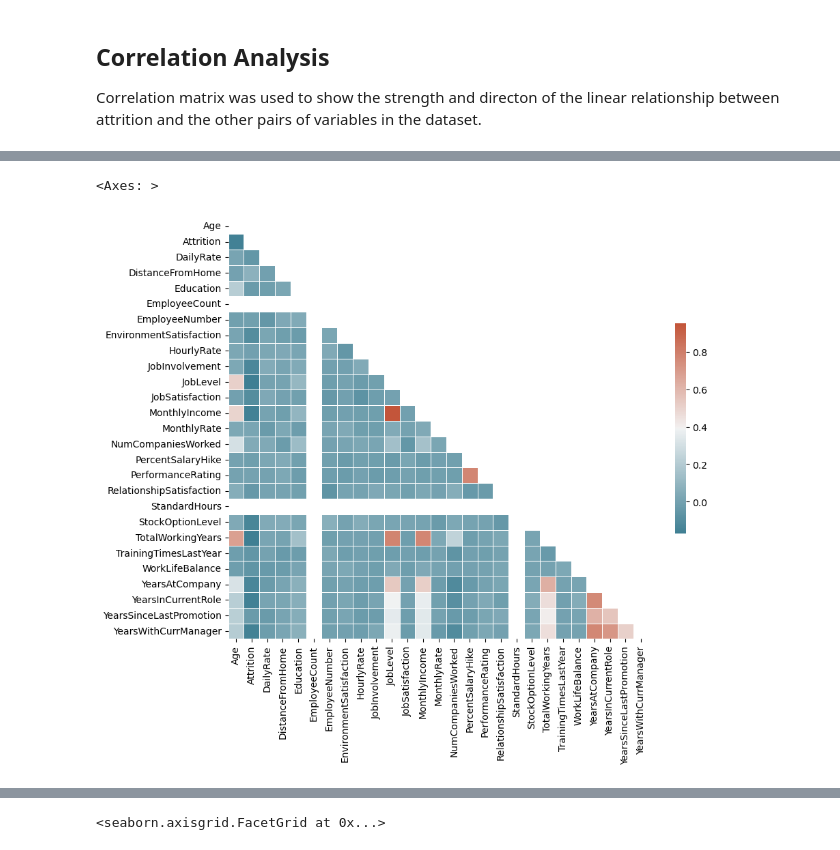
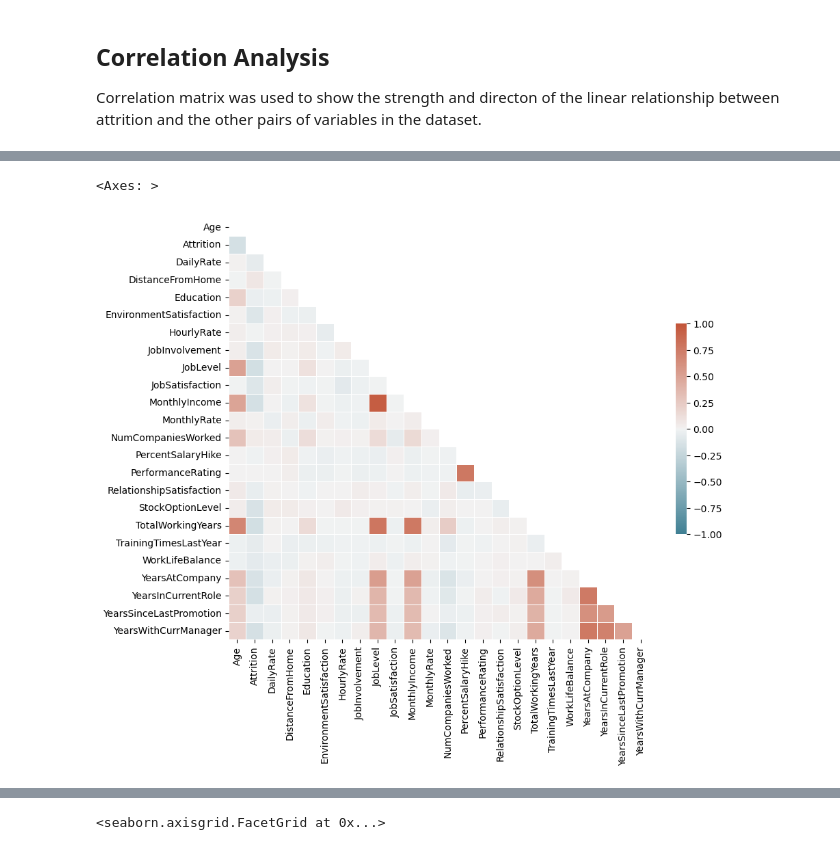
Before and after one commit to simsjarrod/MachineLearning_Employee-Churn, a Jupyter notebook: exploratory_data_analysis.ipynb, the cells around one changed output, grey strips where cells are left out. Drawn from its saved outputs; the diff is of its cells as text; code cells hidden in the pictures.

```diff
--- a/exploratory_data_analysis.ipynb
+++ b/exploratory_data_analysis.ipynb
@@ -15,7 +16,7 @@ import seaborn as sns
 # %%
 # Load csv into a DataFrame
 
-df = pd.read_csv('WA_Fn-UseC_-HR-Employee-Attrition.csv')
+df = pd.read_csv('attrition_data_clean.csv')
 # %% [markdown]
 ## Describe Data
 # %%
@@ -51,7 +52,7 @@ The following key outlines how the categorical variables can be encoded as integ
 - Over18:'Y': 1, 'N': 0
 - OverTime: 'Yes': 1, 'No': 0
 # %%
-# df['Attrition'] = df['Attrition'].map({'Yes': 1, 'No': 0})
+df['Attrition'] = df['Attrition'].map({'Yes': 1, 'No': 0})
 # df['BusinessTravel'] = df['BusinessTravel'].map({'Non-Travel': 0, 'Travel_Rarely': 1, 'Travel_Frequently':2})
 # df['Department'] = df['Department'].map({'Sales': 1, 'Research & Development': 2, 'Human Resources':3})
 # df['EducationField'] = df['EducationField'].map({'Life Sciences': 1, 'Medical': 2, 'Marketing':3, 'Technical Degree': 4, 'Human Resources': 5, 'Other': 6})
@@ -229,11 +233,9 @@ corr
 # %%
 # Create a heatmap of correlation between numeric variables
-
-
 mask = np.triu(np.ones_like(corr, dtype=bool))
 plt.figure(figsize=(10, 8))
 sns.heatmap(corr, mask=mask, xticklabels=corr.columns, yticklabels=corr.columns,
-            annot=False, cmap=sns.diverging_palette(220, 20, as_cmap=True), square=True, linewidths=.5, cbar_kws={"shrink": .5})
+            annot=False, cmap=sns.diverging_palette(220, 20, as_cmap=True), square=True, linewidths=.5, cbar_kws={"shrink": .5}, vmin=-1, vmax=1)
 # %% [output]
 <Axes: >
-[figure, old version]
+[figure, new version]
```
Also changed, not shown: parts of 30 cells of this notebook, 5 other files.
